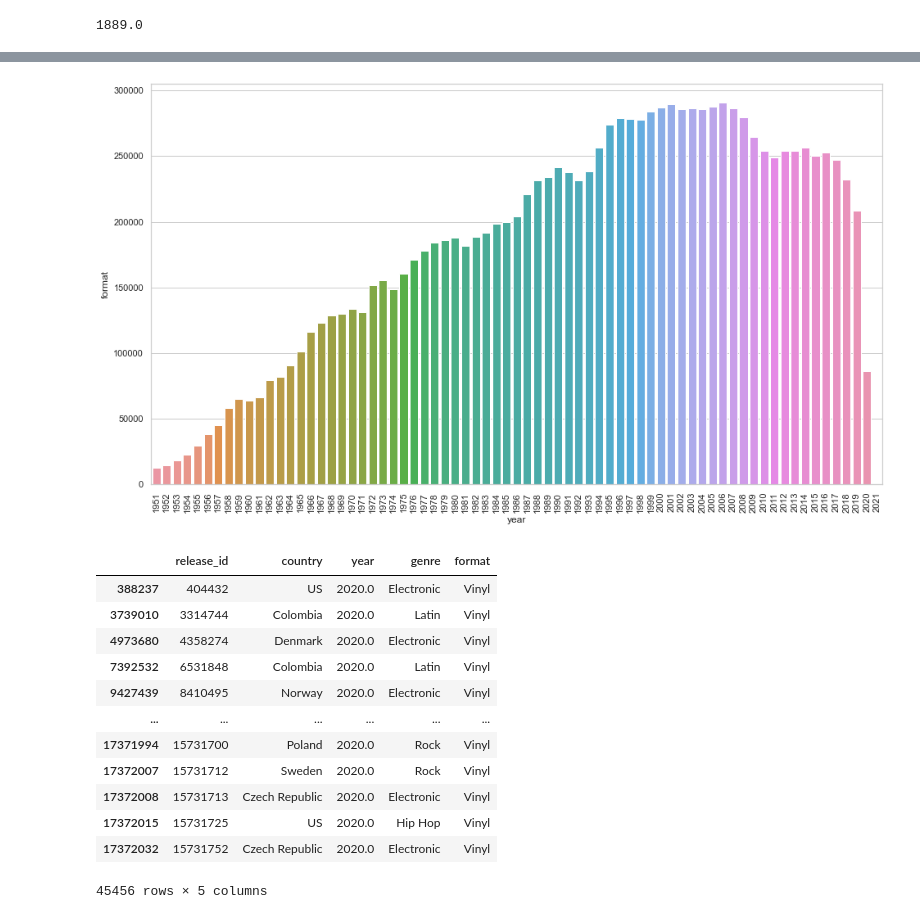
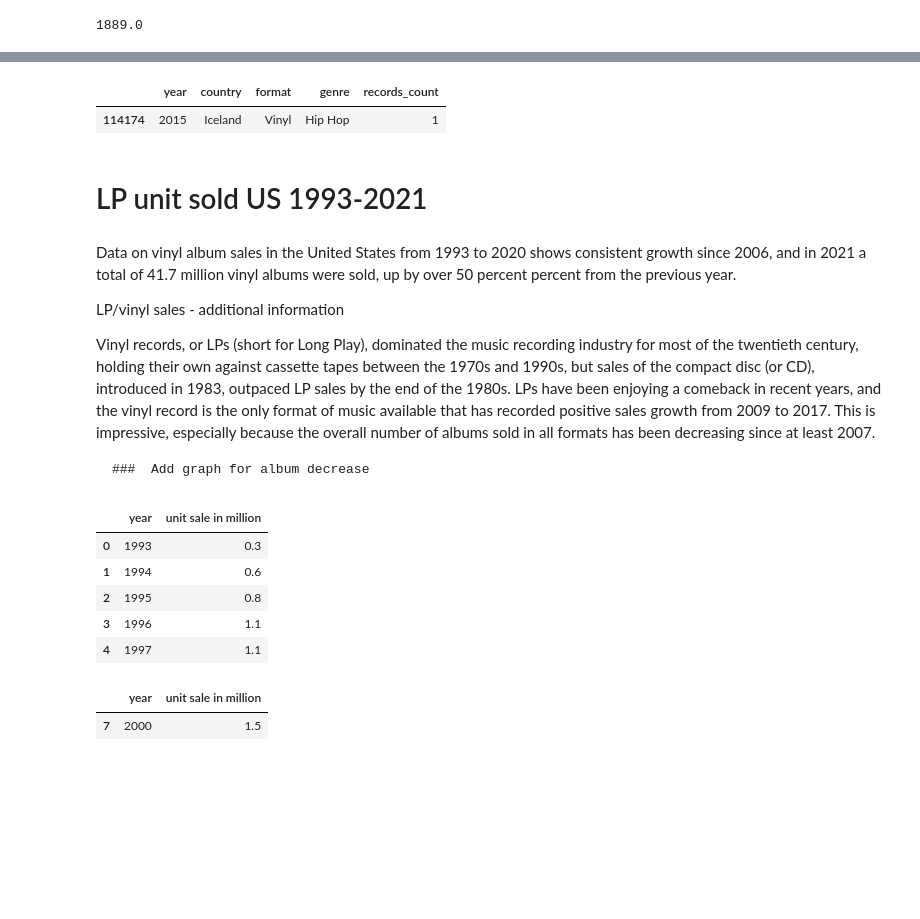
Before and after one commit to KirbyDream/Final_project--Music-business-landscape-analysis, a Jupyter notebook: introduction.ipynb, the cells around one changed output, grey strips where cells are left out. Saved outputs shown, nothing was run; the diff lists cells and outputs as text; code cells hidden in the pictures; blank space fills up the shorter version.

```diff
--- a/introduction.ipynb
+++ b/introduction.ipynb
@@ -175,5 +123,0 @@ global_release.head()
-# %%
-sns.barplot(data=global_release, x=global_release.index, y="format")
-plt.xticks(rotation=90);
-# %% [output]
-[figure, removed]
@@ -179,0 +128,5 @@ plt.xticks(rotation=90);
+# %%
+df_year_country_genre.sample()
+# %% [output]
+|  | year | country | format | genre | records_count |
+| 114174 | 2015 | Iceland | Vinyl | Hip Hop | 1 |
@@ -180,2 +136,23 @@ plt.xticks(rotation=90);
+# %% [markdown]
+# LP unit sold US 1993-2021
+# %% [markdown]
+Data on vinyl album sales in the United States from 1993 to 2020 shows consistent growth since 2006, and in 2021 a total of 41.7 million vinyl albums were sold, up by over 50 percent percent from the previous year.
+
+
+ LP/vinyl sales - additional information
+
+Vinyl records, or LPs (short for Long Play), dominated the music recording industry for most of the twentieth century, holding their own against cassette tapes between the 1970s and 1990s, but sales of the compact disc (or CD), introduced in 1983, outpaced LP sales by the end of the 1980s. LPs have been enjoying a comeback in recent years, and the vinyl record is the only format of music available that has recorded positive sales growth from 2009 to 2017. This is impressive, especially because the overall number of albums sold in all formats has been decreasing since at least 2007.
+
+
+    ###  Add graph for album decrease
+# %%
+lp_sales_unit_df = pd.read_csv('./Data/unit_sales_us.csv')
 # %%
-#sns.lineplot(data=genre_df, x="genre", y="year", hue="format")
+lp_sales_unit_df.head()
+# %% [output]
+|  | year | unit sale in million |
+| 0 | 1993 | 0.3 |
+| 1 | 1994 | 0.6 |
+| 2 | 1995 | 0.8 |
+| 3 | 1996 | 1.1 |
+| 4 | 1997 | 1.1 |
@@ -184,16 +159,7 @@ df_test = new_df[(new_df["year"] == 2020 )]
+# %%
+lp_sales_unit_df["unit sale in million"] = lp_sales_unit_df["unit sale in million"].astype(float)
 # %%
-df_test.query('format == "Vinyl"')
+lp_sales_unit_df.sample()
 # %% [output]
-|  | release_id | country | year | genre | format |
-| 388237 | 404432 | US | 2020.0 | Electronic | Vinyl |
-| 3739010 | 3314744 | Colombia | 2020.0 | Latin | Vinyl |
-| 4973680 | 4358274 | Denmark | 2020.0 | Electronic | Vinyl |
-| 7392532 | 6531848 | Colombia | 2020.0 | Latin | Vinyl |
-| 9427439 | 8410495 | Norway | 2020.0 | Electronic | Vinyl |
-| ... | ... | ... | ... | ... | ... |
-| 17371994 | 15731700 | Poland | 2020.0 | Rock | Vinyl |
-| 17372007 | 15731712 | Sweden | 2020.0 | Rock | Vinyl |
-| 17372008 | 15731713 | Czech Republic | 2020.0 | Electronic | Vinyl |
-| 17372015 | 15731725 | US | 2020.0 | Hip Hop | Vinyl |
-| 17372032 | 15731752 | Czech Republic | 2020.0 | Electronic | Vinyl |
+|  | year | unit sale in million |
+| 7 | 2000 | 1.5 |
-45456 rows × 5 columns
```
Also changed, not shown: parts of 39 cells of this notebook, 1 other file.
